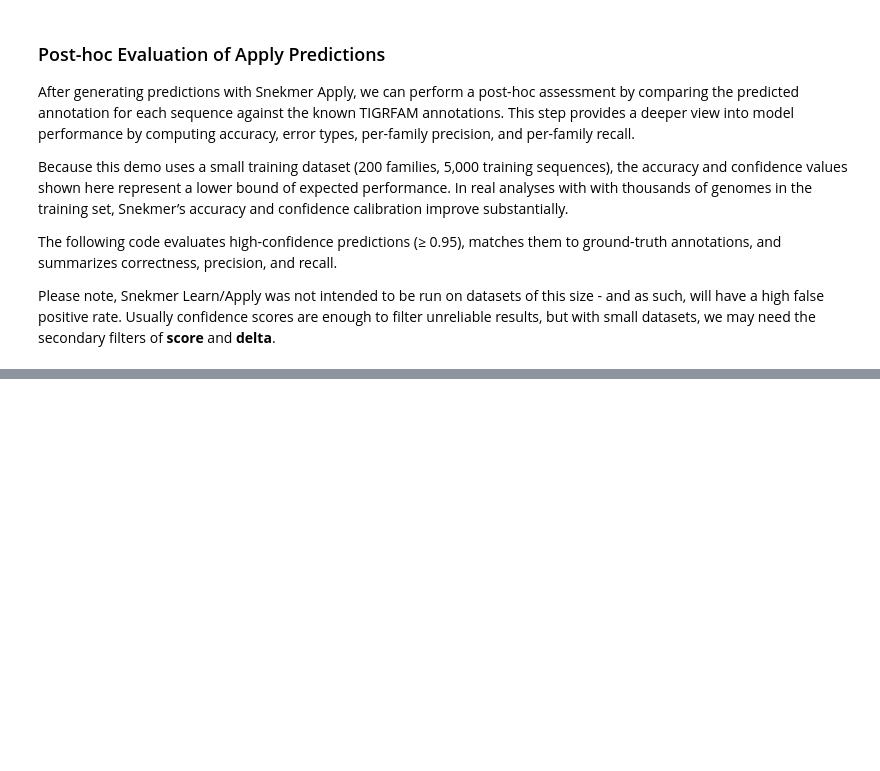
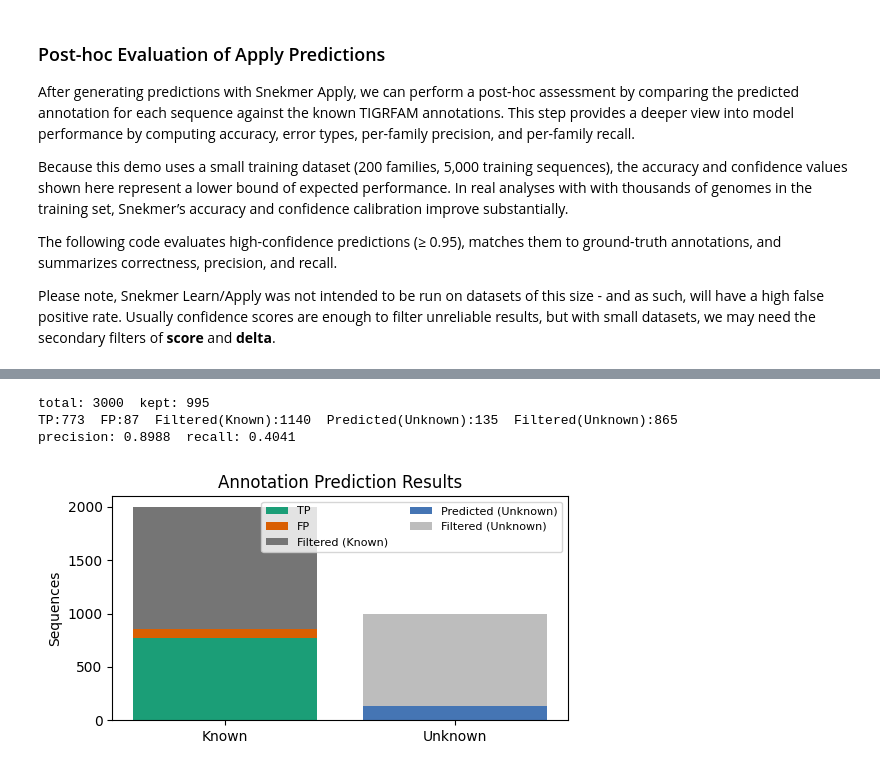
Before and after one commit to PNNL-CompBio/Snekmer, a Jupyter notebook: resources/tutorial/snekmer_learn_apply_tutorial.ipynb, the cells around one changed output, grey strips where cells are left out. Saved outputs shown, nothing was run; the diff lists cells and outputs as text; code cells hidden in the pictures; blank space fills up the shorter version.

```diff
--- a/resources/tutorial/snekmer_learn_apply_tutorial.ipynb
+++ b/resources/tutorial/snekmer_learn_apply_tutorial.ipynb
@@ -201,11 +200,7 @@ def run_vectorize_like_snakemake(
 ):
     """
     Notebook helper that replicates kmerize.smk::vectorize.
-
-    Produces .npz files that Learn (learn_learn + generate_kmer_counts)
-    can consume exactly like the Snakemake pipeline.
     """
-
     kmer = KmerVec(alphabet=alphabet, k=k)
     if basis_path is not None and os.path.exists(basis_path):
         kmerbasis = np.array(read_kmers(basis_path), dtype=object)
@@ -925,0 +822,59 @@ Name: count, dtype: int64
+# %%
+################################
+conf_cutoff = .95 # confidence (0-1)
+score_cutoff = None # cosine similarity score; None=skip
+delta_cutoff = None # top1-top2; None=skip
+# ################################
+
+apply_csv = "apply/output/apply/kmer_summary_test_sequences_1.csv"
+ann_path  = "../../resources/demo_sequences/learn_apply_inputs/annotations/TIGRFAMs_annotation.ann"
+
+# --- load & prep ---
+df = pd.read_csv(apply_csv)
+df.columns = [c.strip().capitalize() for c in df.columns]
+df["Accession"] = df["Sequence"].str.split("|").str[1].fillna(df["Sequence"])
+ann = pd.read_csv(ann_path, sep="\t").rename(columns={"id":"Accession","family":"Truefamily"})
+df = df.merge(ann, on="Accession", how="left")
+known, pred = df["Truefamily"].notna(), df["Prediction"].notna()
+
+# kept (positives) vs filtered (negatives)
+kept = pd.Series(True, index=df.index)
+if conf_cutoff  is not None: kept &= df["Confidence"] >= conf_cutoff
+if score_cutoff is not None: kept &= df["Score"]      >= score_cutoff
+if delta_cutoff is not None: kept &= df["Delta"]      >= delta_cutoff
+corr = known & pred & (df["Prediction"] == df["Truefamily"])
+
+# counts
+TP  = int((kept & corr).sum())
+FP  = int((kept & known & pred & ~corr).sum())
+FK  = int((~kept & known).sum())                 # Filtered (Known)
+UP  = int((~known & kept & pred).sum())          # Predicted (Unassigned)
+FU  = int((~known & ~kept).sum())                # Filtered (Unassigned)
+
+# metrics (on knowns)
+prec = TP/(TP+FP) if TP+FP else np.nan
+rec  = TP/(TP+FK) if TP+FK else np.nan
+print(f"total: {len(df)}  kept: {int(kept.sum())}")
+print(f"TP:{TP}  FP:{FP}  Filtered(Known):{FK}  Predicted(Unknown):{UP}  Filtered(Unknown):{FU}")
+print("precision:", np.round(prec,4) if np.isfinite(prec) else prec,
+      " recall:", np.round(rec,4) if np.isfinite(rec) else rec)
+
+# --- plot (stacked bars) ---
+colors = {"TP":"#1b9e77","FP":"#d95f02","Filtered (Known)":"#757575",
+          "Predicted (Unknown)":"#4575b4","Filtered (Unknown)":"#bdbdbd"}
+fig, ax = plt.subplots(figsize=(5.5,3))
+bot=0
+for k,v in {"TP":TP,"FP":FP,"Filtered (Known)":FK}.items():
+    ax.bar("Known", v, bottom=bot, color=colors[k], label=k); bot+=v
+bot=0
+for k,v in {"Predicted (Unknown)":UP,"Filtered (Unknown)":FU}.items():
+    ax.bar("Unknown", v, bottom=bot, color=colors[k], label=k); bot+=v
+ax.set_title("Annotation Prediction Results"); ax.set_ylabel("Sequences")
+h,l = ax.get_legend_handles_labels(); u = dict(zip(l,h))
+ax.legend(u.values(), u.keys(), ncol=2, fontsize=8)
+plt.tight_layout(); plt.show()
+# %% [output]
+total: 3000  kept: 995
+TP:773  FP:87  Filtered(Known):1140  Predicted(Unknown):135  Filtered(Unknown):865
+precision: 0.8988  recall: 0.4041
+[figure, added]
```
Also changed, not shown: parts of 11 cells of this notebook, 1 other file.
